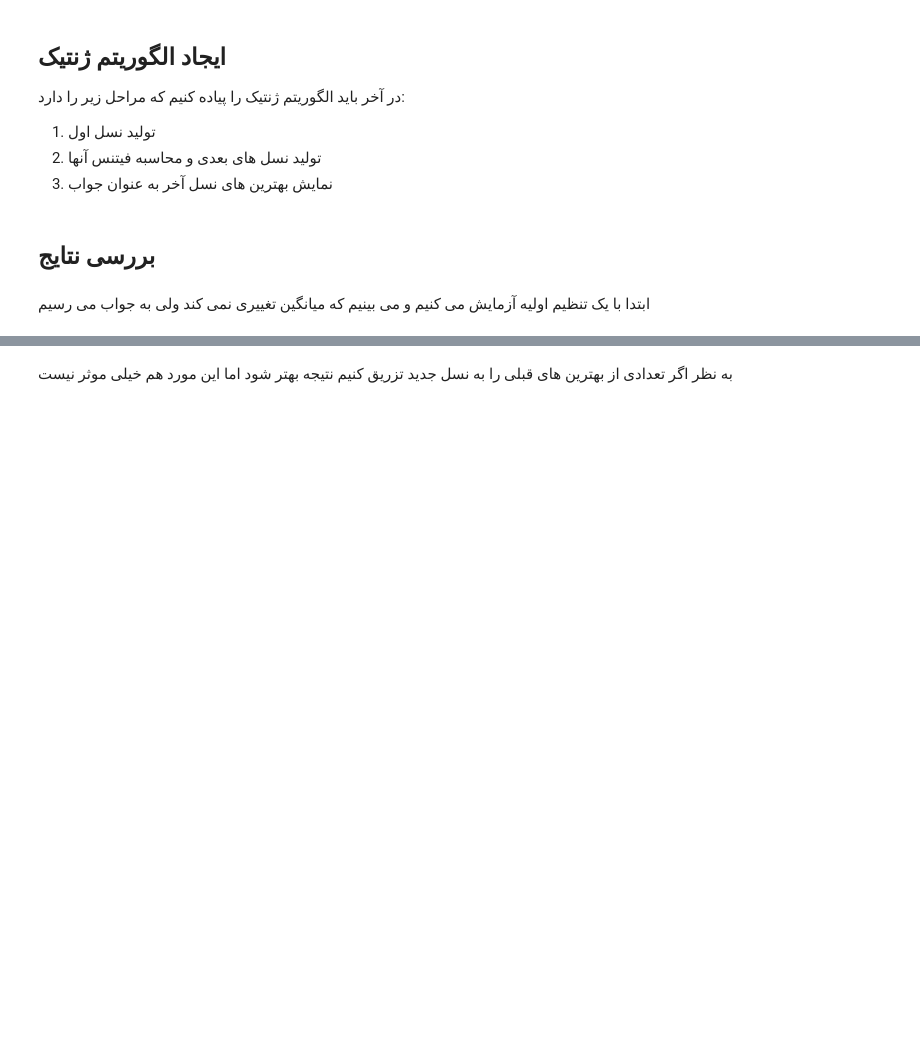
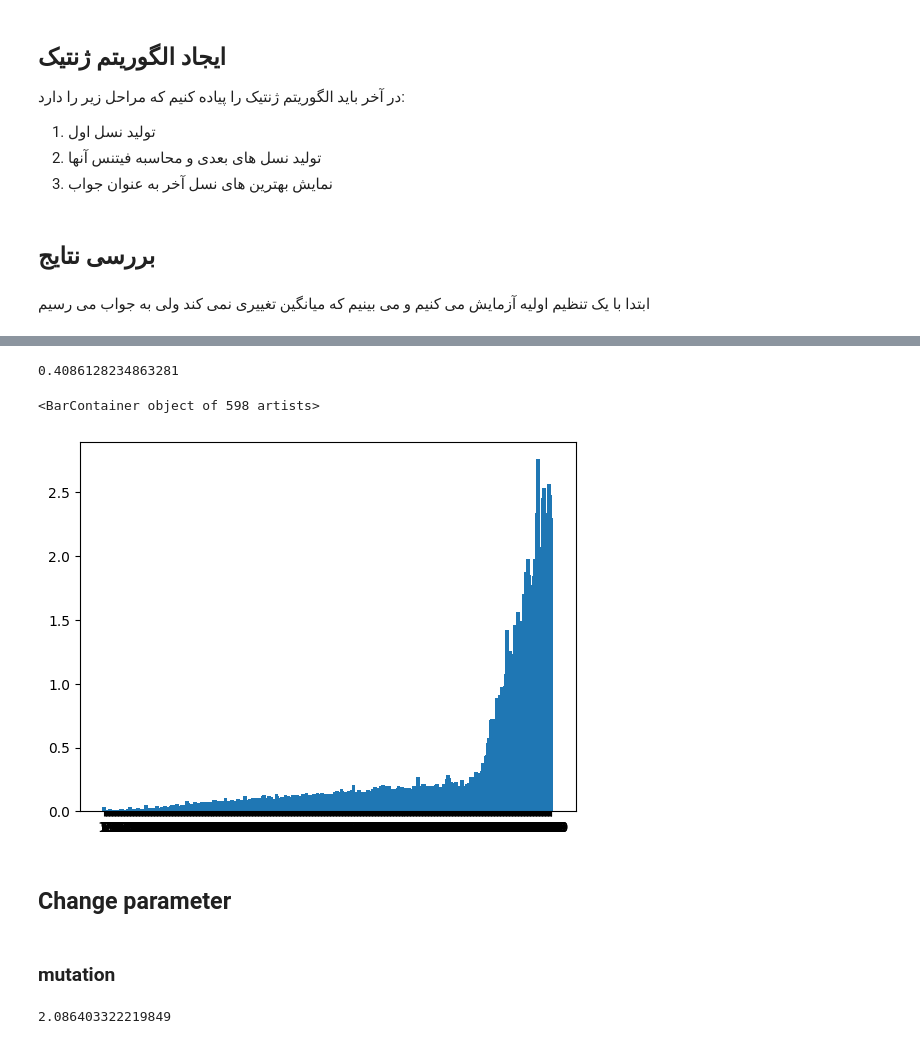
Before and after one commit to mvajhi/Introduction-to-Artificial-Intelligence-and-Machine-Learning, a Jupyter notebook: ca1/main.ipynb, the cells around one changed output, grey strips where cells are left out. Drawn from its saved outputs; the diff is of its cells as text; code cells hidden in the pictures; blank space fills up the shorter version.

```diff
--- a/ca1/main.ipynb
+++ b/ca1/main.ipynb
@@ -415,6 +483,6 @@ def check_chromosome(chromosome:Chromosome, conditions):
            calculate_weight_fitness(chromosome.get_weight(), conditions["weight"]) >= 0 and\
            calculate_count_fitness(chromosome.get_active_count(), conditions["count"]) >= 0
 def get_generation_size(step:int):
-    return (step + 1) * INCREASE_GENERATION_RATE * FIRST_GENERATION_COUNT
+    return int(round(step * INCREASE_GENERATION_RATE * FIRST_GENERATION_COUNT + FIRST_GENERATION_COUNT))
 def find_best_chromosome(generation:list[Chromosome], generation_fitness:list[float]):
     return generation[np.argmax(generation_fitness)]
@@ -476,4 +579,0 @@ KeyboardInterrupt:
-# %% [markdown]
-<p dir=rtl>
-به نظر اگر تعدادی از بهترین های قبلی را به نسل جدید تزریق کنیم نتیجه بهتر شود اما این مورد هم خیلی موثر نیست
-</p>
@@ -498,0 +580,69 @@ def solve_with_genetic(conditions):
+# %%
+def get_average_time(count, conditions):
+    time_list = list()
+    for _ in range(count):
+        start_time = time.time()
+        solve_with_genetic(conditions)
+        time_list.append(time.time() - start_time)
+    return np.average(time_list)
+get_average_time(5, conditions)
+# %% [output]
+0.4086128234863281
+# %%
+def test_parameter(conditions, parameter_range, step, run_count):
+    global FIRST_GENERATION_COUNT
+    timer = dict()
+    for i in range(parameter_range[0], parameter_range[1], round((parameter_range[1] - parameter_range[0]) / step)):
+        FIRST_GENERATION_COUNT = i
+        timer[FIRST_GENERATION_COUNT] = get_average_time(run_count, conditions)
+        print(f"{i}: {timer[FIRST_GENERATION_COUNT]:.4f}")
+    return timer
+# %%
+conditions = {"weight": 10,
+              "value": 12,
+              "count": [2,4]}
+parameter_range = [5, 50]
+step = 40
+run_count = 10
+timer = test_parameter(conditions, parameter_range, step, run_count)
+json_data = json.dumps(timer, indent=4)
+file_path = f"data_{parameter_range[0]}_{parameter_range[1]}_{random.randint(1, 1000)}.json"
+with open(file_path, "w") as file:
+    file.write(json_data)
+print(f"Data has been saved to {file_path}")
+# %%
+timer = dict()
+with open('./data_5_10000.json') as file:
+    timer = json.load(file)
+plt.bar(list(timer.keys()), timer.values(),width=5)
+# %% [output]
+<BarContainer object of 598 artists>
+[figure, added]
+# %% [markdown]
+## Change parameter
+# %% [markdown]
+### mutation
+# %%
+conditions = {"weight": 10,
+              "value": 21,
+              "count": [3,19]}
+
+# Generation parameter
+FIRST_GENERATION_COUNT = 20
+GENERATION_STEP = 100000
+INCREASE_GENERATION_RATE = 0
+PRINT_RATE = 100
+
+# Enable feature
+PRINT_ACTIVE = False
+HAVE_CROSSOVER = True
+HAVE_MUTATION = True
+
+# Feature rate
+WIGHT_MUTATION_RATE = 0.2
+CHROMOSOME_MUTATION_RATE = 0.05
+WIGHT_MUTATION_CHANCE = 0.3
+CROSSOVER_CHANCE = 1/3
+get_average_time(5, conditions)
+# %% [output]
+2.086403322219849
```
Also changed, not shown: parts of 42 cells of this notebook.
